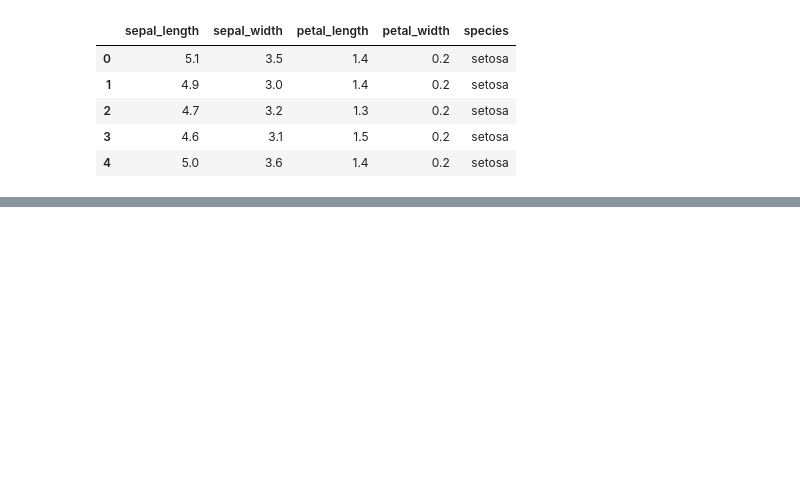
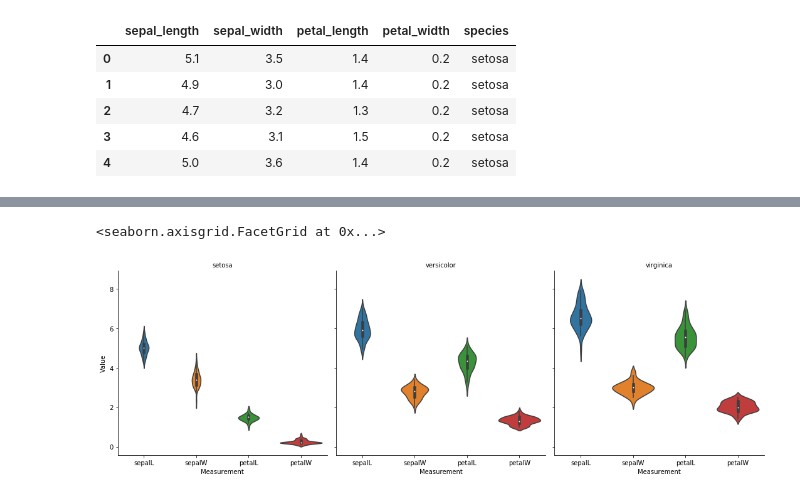
Before and after one commit to robkravec/sta-663-2021, a Jupyter notebook: notebooks/copies/exercises/S05_Exercises.ipynb, the cells around one changed output, grey strips where cells are left out. Drawn from its saved outputs; the diff is of its cells as text; code cells hidden in the pictures; blank space fills up the shorter version.

```diff
--- a/notebooks/copies/exercises/S05_Exercises.ipynb
+++ b/notebooks/copies/exercises/S05_Exercises.ipynb
@@ -17,3 +20,9 @@ iris.head()
 | 2 | 4.7 | 3.2 | 1.3 | 0.2 | setosa |
 | 3 | 4.6 | 3.1 | 1.5 | 0.2 | setosa |
 | 4 | 5.0 | 3.6 | 1.4 | 0.2 | setosa |
+# %%
+# Melt dataframe, and rename Measurements to be shorter
+iris_melt = pd.melt(frame = iris, id_vars = 'species', var_name = "Measurement", value_name = "Value")
+iris_melt.Measurement = iris_melt.Measurement.str.replace(pat = '_length', repl = 'L')
+iris_melt.Measurement = iris_melt.Measurement.str.replace(pat = '_width', repl = 'W')
+iris_melt.head()
@@ -19,0 +36,6 @@ iris.head()
+# %%
+g = sns.catplot(x = 'Measurement', y = 'Value', col = 'species', data = iris_melt, kind = 'violin')
+g.set_titles('{col_name}')
+# %% [output]
+<seaborn.axisgrid.FacetGrid at 0x...>
+[figure, added]
```
Also changed, not shown: parts of 3 cells of this notebook, 1 other file.
